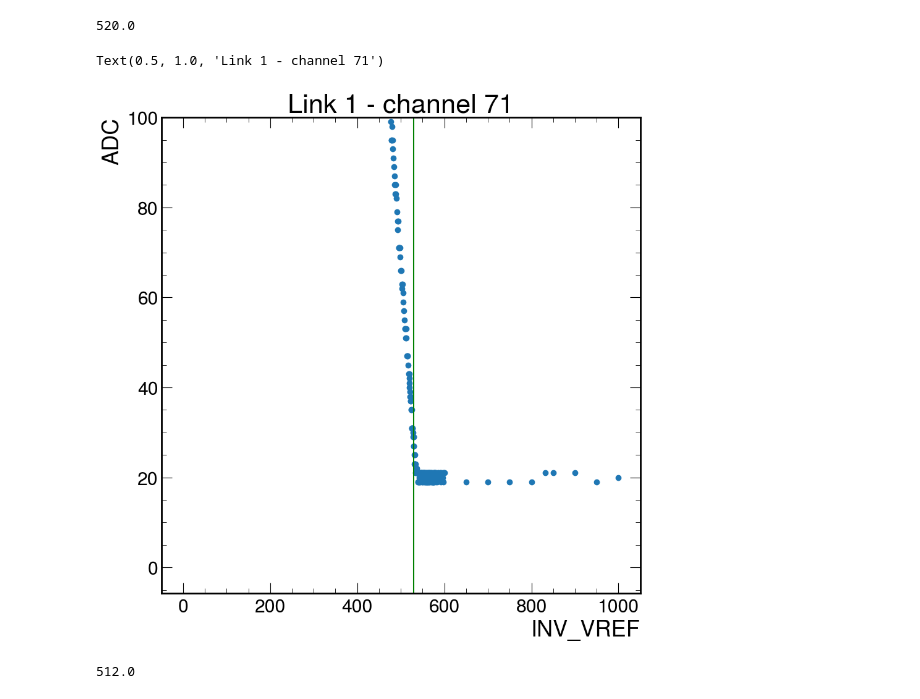
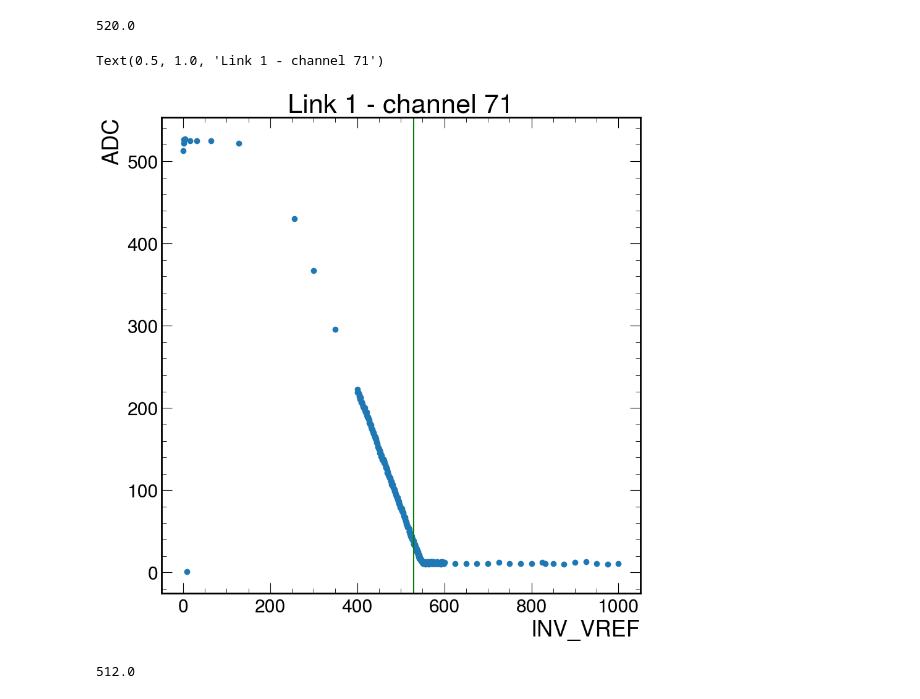
Before and after one commit to rodr1001/my_code, a Jupyter notebook: ldmx/hgcroc/pedestal_data/data/vref_ana.ipynb, the cells around one changed output. Saved outputs shown, nothing was run; the diff lists cells and outputs as text; code cells hidden in the pictures.

```diff
--- a/ldmx/hgcroc/pedestal_data/data/vref_ana.ipynb
+++ b/ldmx/hgcroc/pedestal_data/data/vref_ana.ipynb
@@ -70,15 +69,15 @@ inv_vref_test = pd.read_csv('link_1_inv_vref_scan_setting_20250725_182348.csv')
 # %%
 plt.scatter(inv_vref_test.INV_VREF, inv_vref_test.adc)
 #plt.axhline(y=50, color='g')
 plt.axvline(x=530, color='g')
-plt.ylim(top = 100)
+#plt.ylim(top = 100)
 #plt.xlim(left = 500)
 plt.xlabel("INV_VREF")
 plt.ylabel("ADC")
 plt.title("Link 1 - channel 71")
 # %% [output]
 Text(0.5, 1.0, 'Link 1 - channel 71')
-[figure, old version]
+[figure, new version]
 # %%
 np.round(mean(list(inv_vref_test.INV_VREF[(inv_vref_test.adc>=49) & (inv_vref_test.adc <=51)]))) #LINK 1 mean inv_vref that'll give us 50 +/- 1 for adc
 # %% [output]
```
Also changed, not shown: parts of 3 cells of this notebook, 32 other files.
